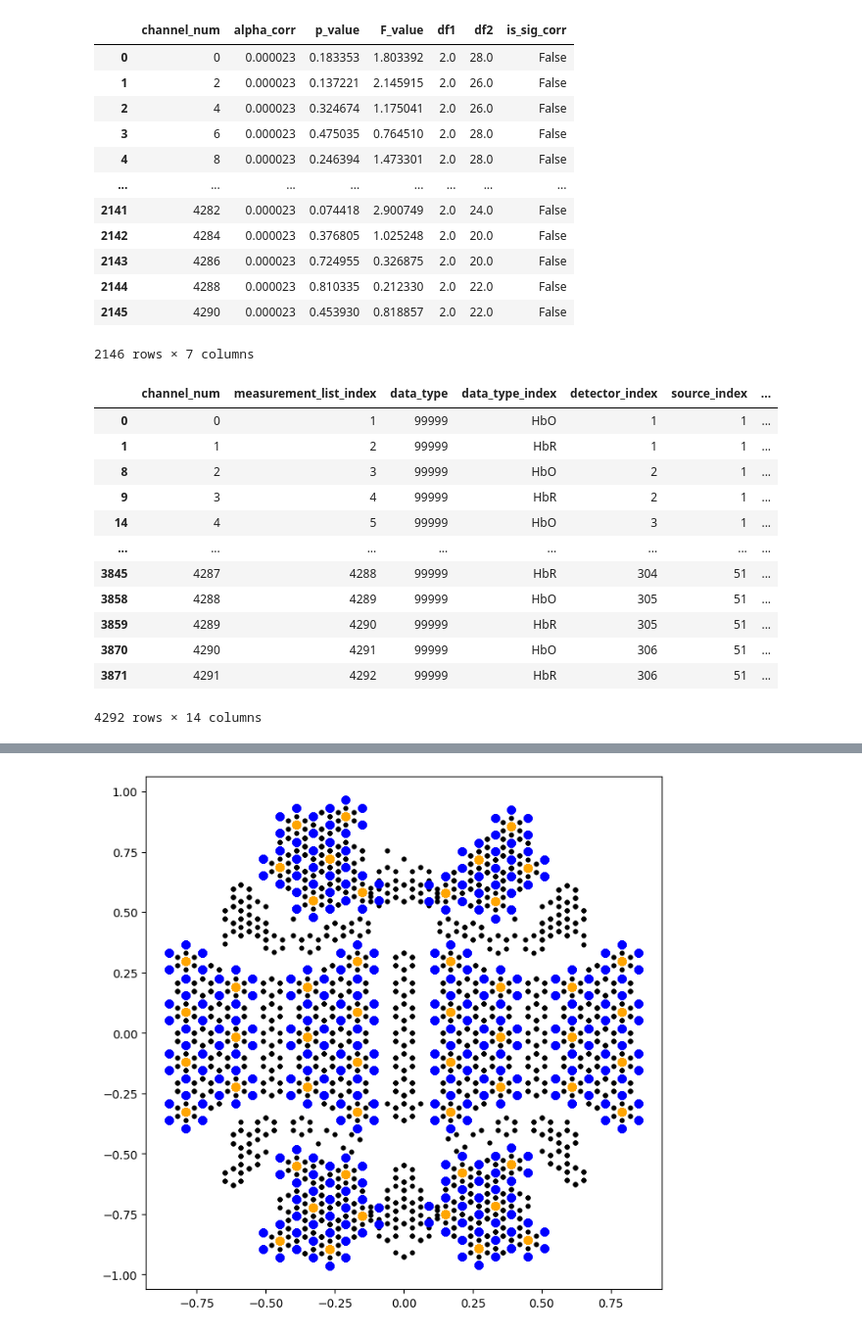
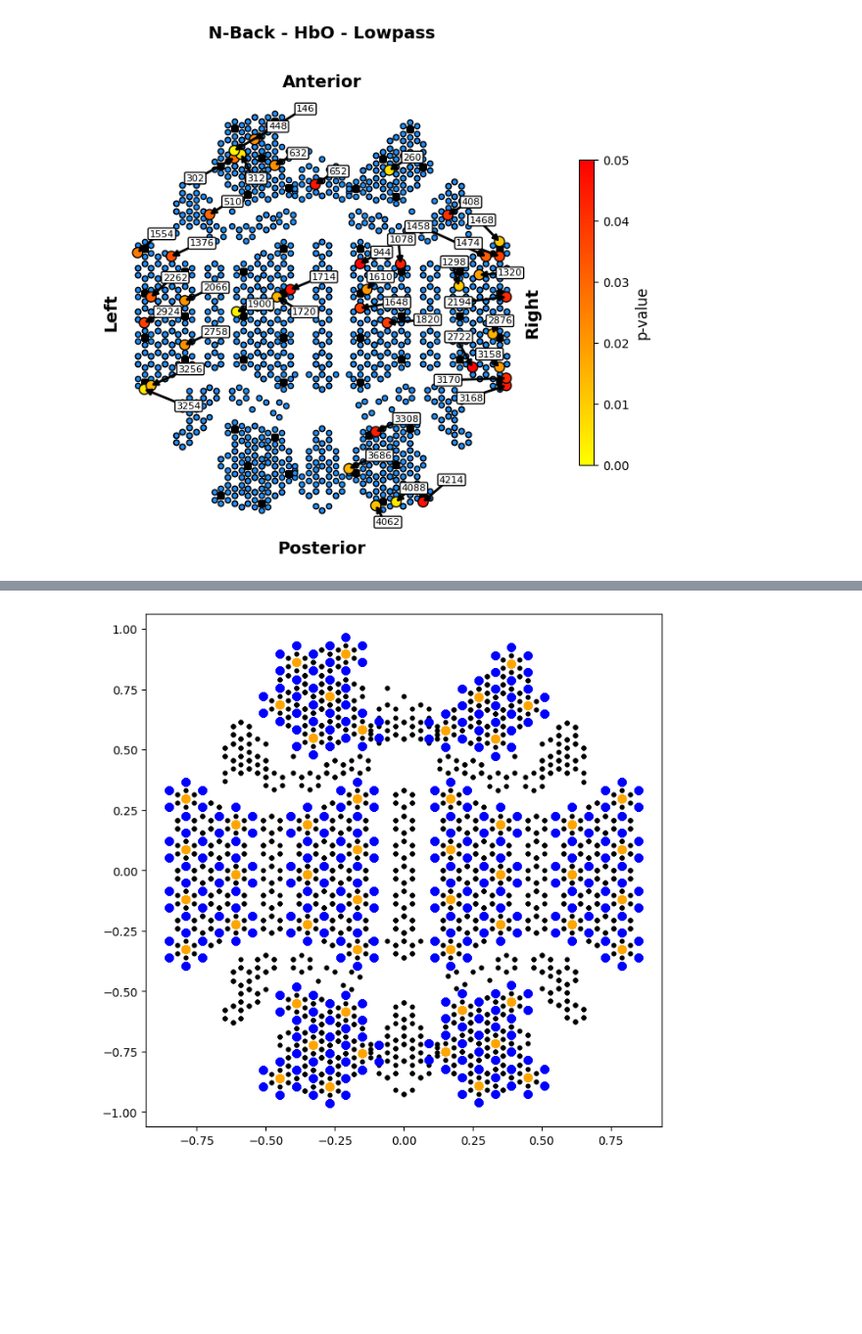
Before and after one commit to AyazLab/KernelFlow_Analysis, a Jupyter notebook: flow_analysis.ipynb, the cells around one changed output, grey strips where cells are left out. Shown at 98% size. Drawn from its saved outputs; the diff is of its cells as text; code cells hidden in the pictures; blank space fills up the shorter version.

Commit message:
Add function to plot statistical results for all channels

```diff
--- a/flow_analysis.ipynb
+++ b/flow_analysis.ipynb
@@ -3885,38 +4070,11 @@ FR = Flow_Results()
 # %%
+FR = Flow_Results()
+flow = Participant_Flow().flow
 exp_name = "n_back"
 hemo_type = "HbO"
 filter_type = "lowpass"
 inter_module_only = False
-FR.load_flow_stats(exp_name, hemo_type, filter_type, inter_module_only=inter_module_only)
-# %% [output]
-|  | channel_num | alpha_corr | p_value | F_value | df1 | df2 | is_sig_corr |
-| 0 | 0 | 0.000023 | 0.183353 | 1.803392 | 2.0 | 28.0 | False |
-| 1 | 2 | 0.000023 | 0.137221 | 2.145915 | 2.0 | 26.0 | False |
-| 2 | 4 | 0.000023 | 0.324674 | 1.175041 | 2.0 | 26.0 | False |
-| 3 | 6 | 0.000023 | 0.475035 | 0.764510 | 2.0 | 28.0 | False |
-| 4 | 8 | 0.000023 | 0.246394 | 1.473301 | 2.0 | 28.0 | False |
-| ... | ... | ... | ... | ... | ... | ... | ... |
-| 2141 | 4282 | 0.000023 | 0.074418 | 2.900749 | 2.0 | 24.0 | False |
-| 2142 | 4284 | 0.000023 | 0.376805 | 1.025248 | 2.0 | 20.0 | False |
-| 2143 | 4286 | 0.000023 | 0.724955 | 0.326875 | 2.0 | 20.0 | False |
-| 2144 | 4288 | 0.000023 | 0.810335 | 0.212330 | 2.0 | 22.0 | False |
-| 2145 | 4290 | 0.000023 | 0.453930 | 0.818857 | 2.0 | 22.0 | False |
-2146 rows × 7 columns
-# %%
-flow = Participant_Flow().flow
-sd2 = flow.create_source_detector_df2()
-sd2
-# %% [output]
-|  | channel_num | measurement_list_index | data_type | data_type_index | detector_index | source_index | ... |
-| 0 | 0 | 1 | 99999 | HbO | 1 | 1 | ... |
-| 1 | 1 | 2 | 99999 | HbR | 1 | 1 | ... |
-| 8 | 2 | 3 | 99999 | HbO | 2 | 1 | ... |
-| 9 | 3 | 4 | 99999 | HbR | 2 | 1 | ... |
-| 14 | 4 | 5 | 99999 | HbO | 3 | 1 | ... |
-| ... | ... | ... | ... | ... | ... | ... | ... |
-| 3845 | 4287 | 4288 | 99999 | HbR | 304 | 51 | ... |
-| 3858 | 4288 | 4289 | 99999 | HbO | 305 | 51 | ... |
-| 3859 | 4289 | 4290 | 99999 | HbR | 305 | 51 | ... |
-| 3870 | 4290 | 4291 | 99999 | HbO | 306 | 51 | ... |
-| 3871 | 4291 | 4292 | 99999 | HbR | 306 | 51 | ... |
-4292 rows × 14 columns
+# %%
+FR.plot_stat_results_all(exp_name, hemo_type, filter_type, add_labels=True)
+# %% [output]
+[figure, added]
```
Also changed, not shown: parts of 7 cells of this notebook, 1 other file.
